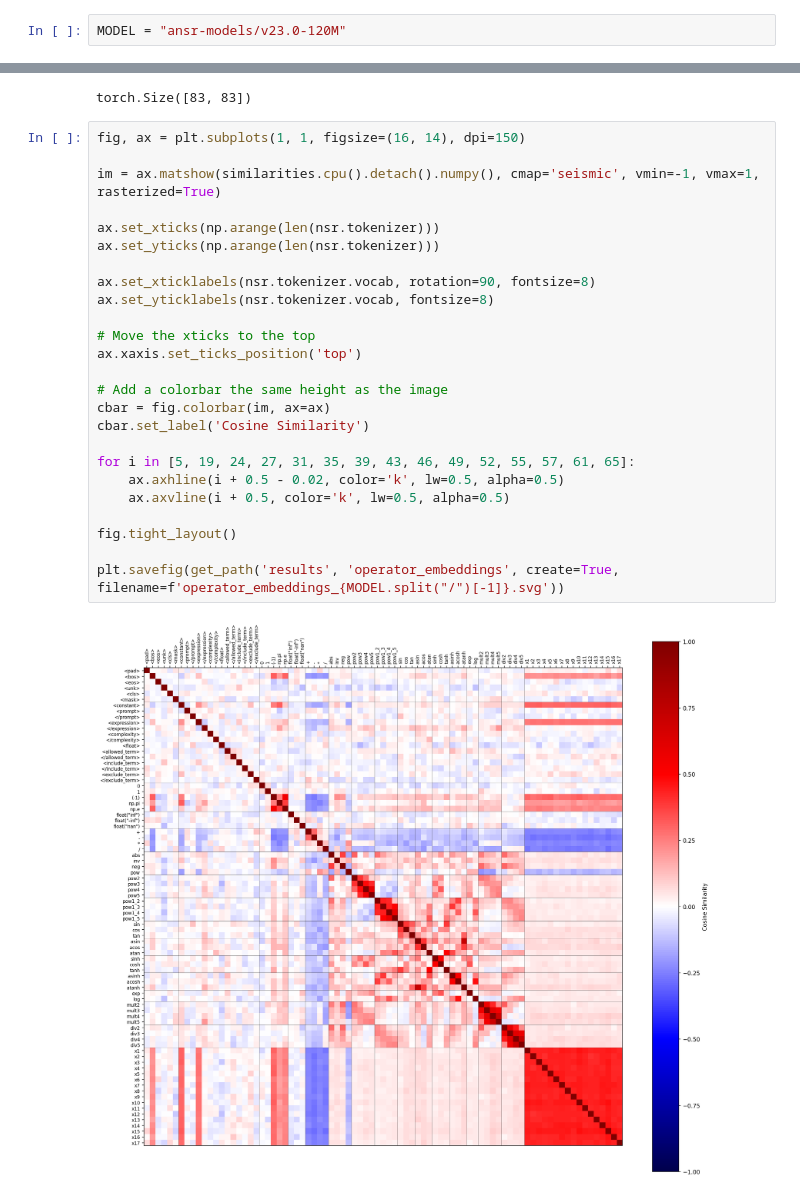
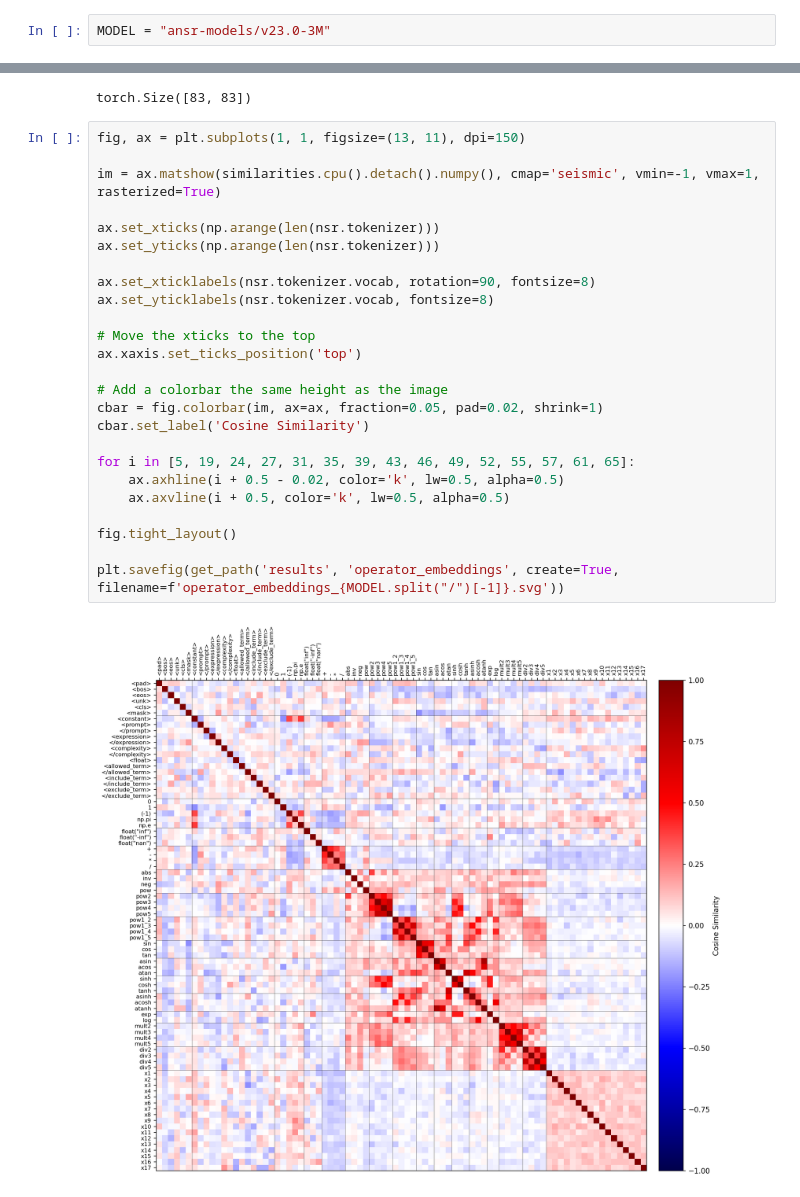
Before and after one commit to psaegert/flash-ansr, a Jupyter notebook: experimental/eval/embeddings.ipynb, the cells around one changed output, grey strips where cells are left out. Saved outputs shown, nothing was run; the diff lists cells and outputs as text.

```diff
--- a/experimental/eval/embeddings.ipynb
+++ b/experimental/eval/embeddings.ipynb
@@ -10,7 +10,7 @@ print(f"Using device: {device}")
 # %% [output]
 Using device: cuda
 # %%
-MODEL = "ansr-models/v23.0-120M"
+MODEL = "ansr-models/v23.0-3M"
 # %%
 nsr = FlashANSR.load(
     directory=get_path('models', MODEL),
@@ -38,29 +38,29 @@ print(similarities.shape)
 # %% [output]
 torch.Size([83, 83])
 # %%
-fig, ax = plt.subplots(1, 1, figsize=(16, 14), dpi=150)
+fig, ax = plt.subplots(1, 1, figsize=(13, 11), dpi=150)
 
 im = ax.matshow(similarities.cpu().detach().numpy(), cmap='seismic', vmin=-1, vmax=1, rasterized=True)
 
 ax.set_xticks(np.arange(len(nsr.tokenizer)))
 ax.set_yticks(np.arange(len(nsr.tokenizer)))
 
 ax.set_xticklabels(nsr.tokenizer.vocab, rotation=90, fontsize=8)
 ax.set_yticklabels(nsr.tokenizer.vocab, fontsize=8)
 
 # Move the xticks to the top
 ax.xaxis.set_ticks_position('top')
 
 # Add a colorbar the same height as the image
-cbar = fig.colorbar(im, ax=ax)
+cbar = fig.colorbar(im, ax=ax, fraction=0.05, pad=0.02, shrink=1)
 cbar.set_label('Cosine Similarity')
 
 for i in [5, 19, 24, 27, 31, 35, 39, 43, 46, 49, 52, 55, 57, 61, 65]:
     ax.axhline(i + 0.5 - 0.02, color='k', lw=0.5, alpha=0.5)
     ax.axvline(i + 0.5, color='k', lw=0.5, alpha=0.5)
 
 fig.tight_layout()
 
 plt.savefig(get_path('results', 'operator_embeddings', create=True, filename=f'operator_embeddings_{MODEL.split("/")[-1]}.svg'))
 # %% [output]
-[figure, old version]
+[figure, new version]
```
Also changed, not shown: parts of 1 cell of this notebook, 2 other files.
